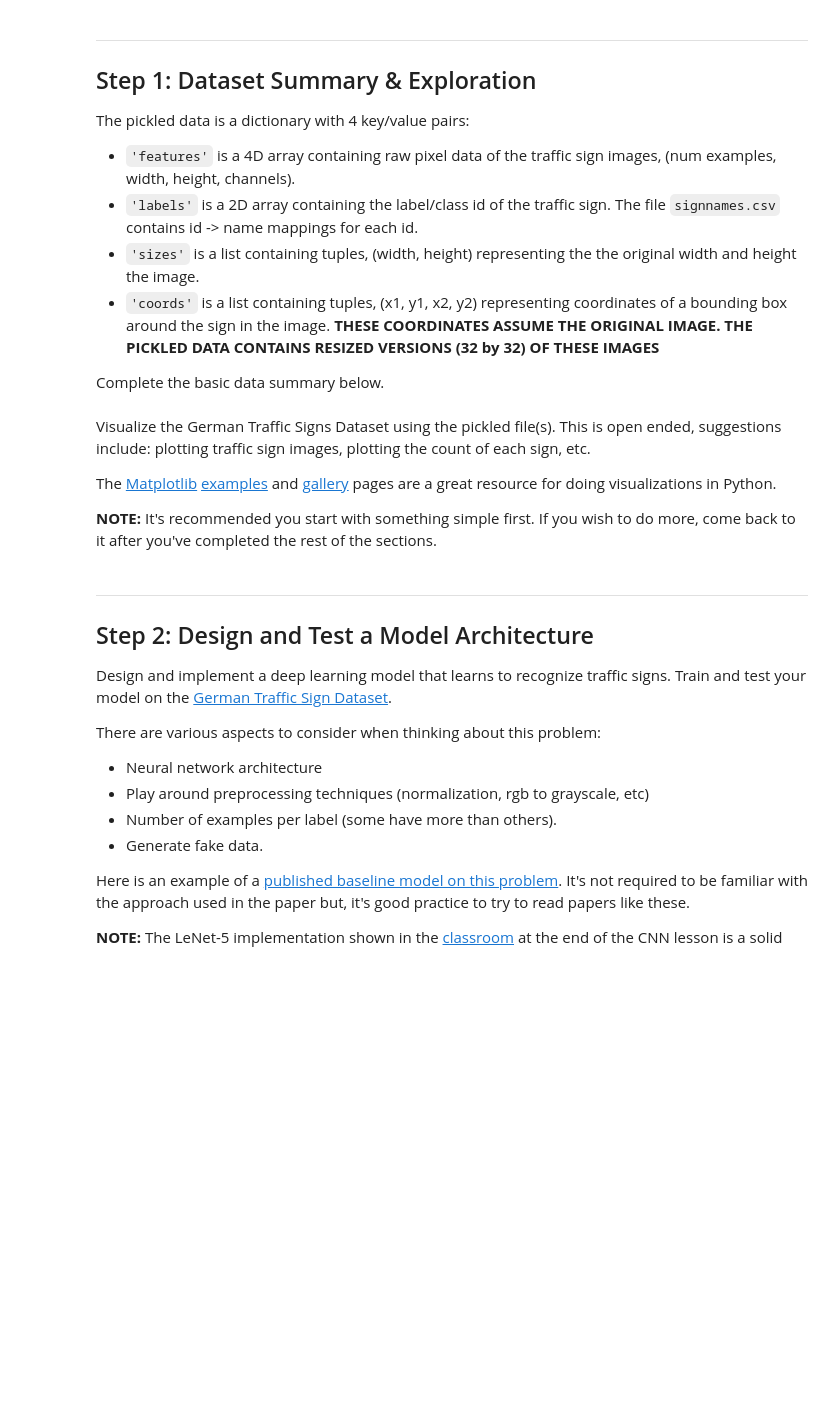
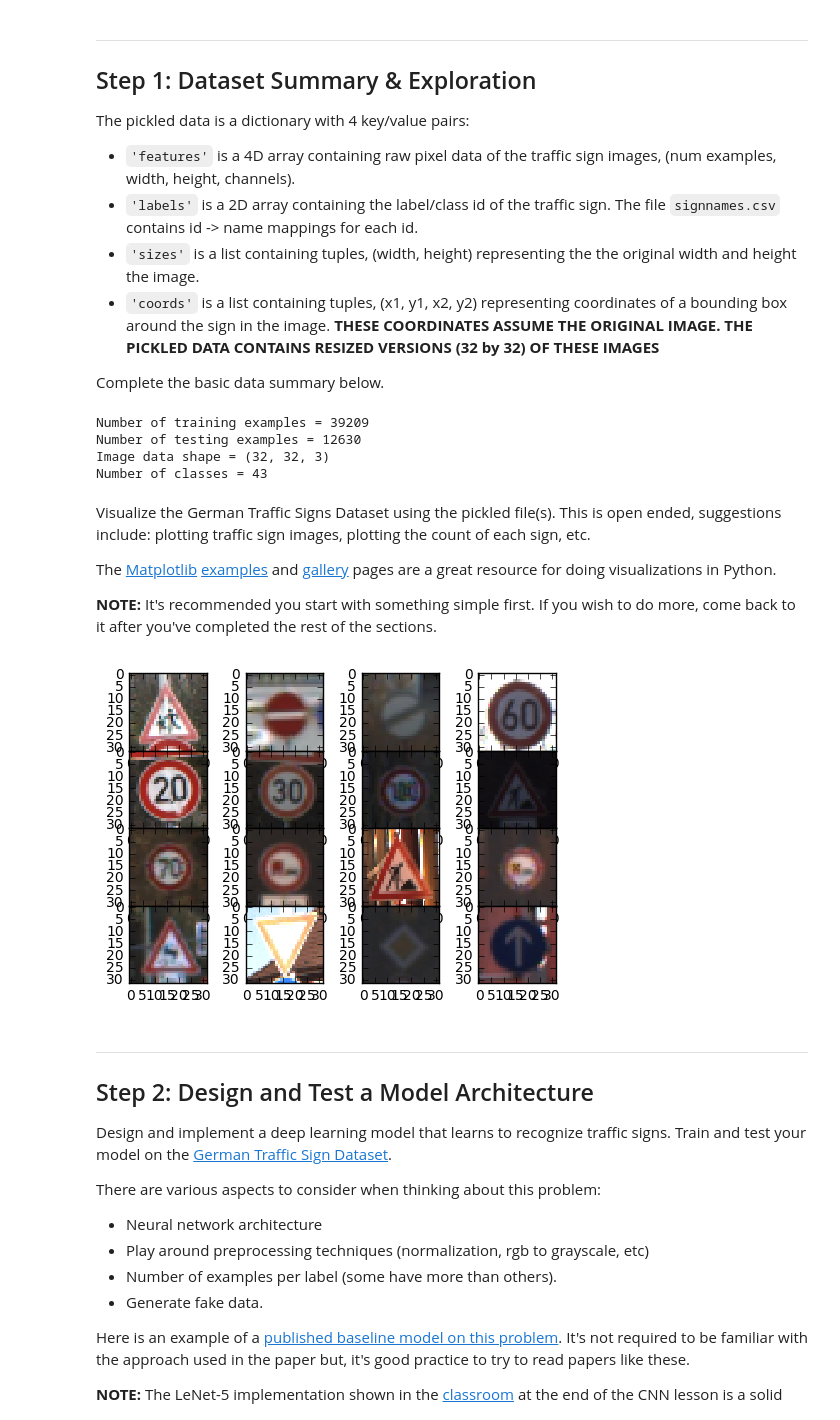
Before and after one commit to dventimi/CarND-Traffic-Signs, a Jupyter notebook: Traffic_Signs_Recognition.ipynb, the cells around one changed output. Drawn from its saved outputs; the diff is of its cells as text; code cells hidden in the pictures; blank space fills up the shorter version.

Commit message:
Migrated changes to notebook

```diff
--- a/Traffic_Signs_Recognition.ipynb
+++ b/Traffic_Signs_Recognition.ipynb
@@ -16,11 +41,8 @@ In addition to implementing code, there will be questions that you must answer w
 # %%
-# Load pickled data
-import pickle
+# Load traffic sign data
 
-# TODO: Fill this in based on where you saved the training and testing data
-
-training_file = ?
-testing_file = ?
+training_file = '../train.p'
+testing_file = '../test.p'
 
 with open(training_file, mode='rb') as f:
     train = pickle.load(f)
@@ -28,7 +50,11 @@ with open(testing_file, mode='rb') as f:
     test = pickle.load(f)
 
 X_train, y_train = train['features'], train['labels']
-X_test, y_test = test['features'], test['labels']
+X_tests, y_tests = test['features'], test['labels']
+n_train = train['features'].shape[0]
+n_test = test['features'].shape[0]
+image_shape = X_train.shape[1:]
+n_classes = len(np.unique(train['labels']))
 # %% [markdown]
 ---
 
@@ -46,21 +72,30 @@ Complete the basic data summary below.
 ### Replace each question mark with the appropriate value.
 
 # TODO: Number of training examples
-n_train = ?
+
+n_train = train['labels'].shape[0]
 
 # TODO: Number of testing examples.
-n_test = ?
+
+n_test = test['labels'].shape[0]
 
 # TODO: What's the shape of an traffic sign image?
-image_shape = ?
+
+image_shape = train['features'].shape[1:]
 
 # TODO: How many unique classes/labels there are in the dataset.
-n_classes = ?
+
+n_classes = len(np.unique(train['labels']))
 
 print("Number of training examples =", n_train)
 print("Number of testing examples =", n_test)
 print("Image data shape =", image_shape)
 print("Number of classes =", n_classes)
+# %% [output]
+Number of training examples = 39209
+Number of testing examples = 12630
+Image data shape = (32, 32, 3)
+Number of classes = 43
 # %% [markdown]
 Visualize the German Traffic Signs Dataset using the pickled file(s). This is open ended, suggestions include: plotting traffic sign images, plotting the count of each sign, etc.
 
@@ -76,3 +105,22 @@ import matplotlib.pyplot as plt
+# %%
+### Data exploration visualization goes here.
+### Feel free to use as many code cells as needed.
+# Visualizations will be shown in the notebook.
+
+# Explore the data
+
+# Sample of n sign images
+plt.ion()
+n = 16
+columns = 4
+rows = n // columns + int(n % columns > 0)
+fig = plt.figure()
+plt.subplots_adjust(wspace=0.001, hspace=0.001)
+for t in zip(range(n), np.random.choice(np.array(range(n_train)), n, False)):
+    fig.add_subplot(rows,columns,t[0]+1)
+    plt.imshow(train['features'][t[1],], interpolation='nearest')
+# %% [output]
+[figure, added]
 # %% [markdown]
 ----
 
```
Also changed, not shown: parts of 11 cells of this notebook, 1 other file.
